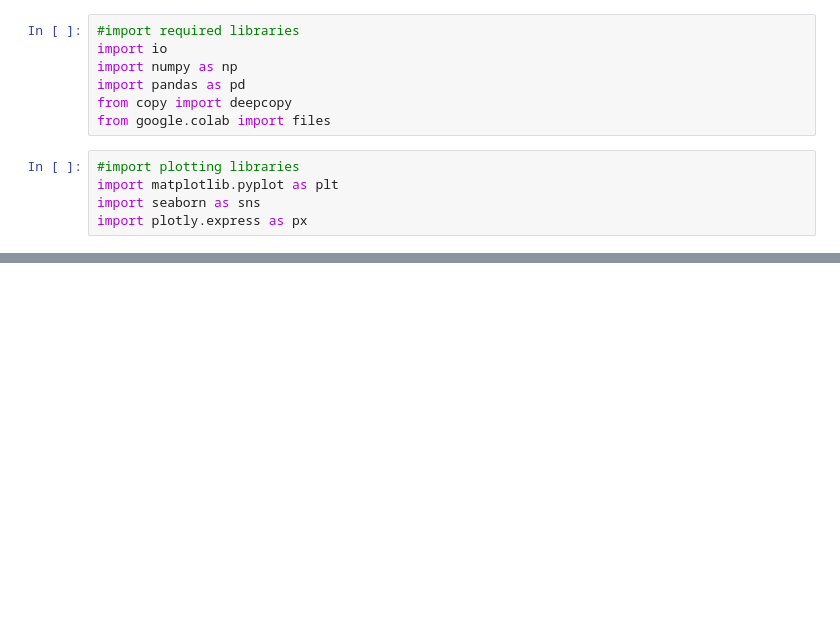
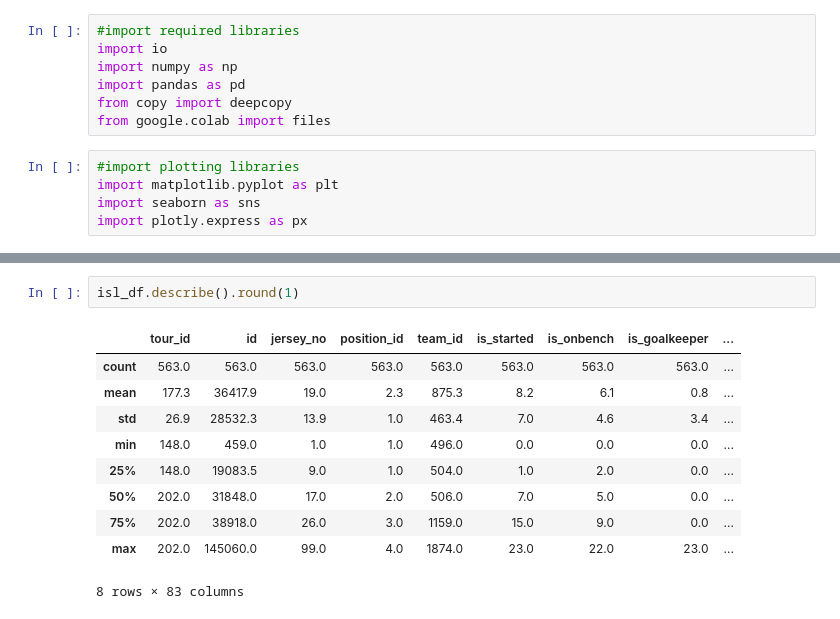
Before and after one commit to kaustavr19/Who-is-the-next-Sunil-Chetri---Analytical-Perscpective, a Jupyter notebook: Who_is_the_next_Sunil_Chetri.ipynb, the cells around one changed output, grey strips where cells are left out. Drawn from its saved outputs; the diff is of its cells as text; blank space fills up the shorter version.

```diff
--- a/Who_is_the_next_Sunil_Chetri.ipynb
+++ b/Who_is_the_next_Sunil_Chetri.ipynb
@@ -20,0 +63,13 @@ import plotly.express as px
+# %%
+isl_df.describe().round(1)
+# %% [output]
+|  | tour_id | id | jersey_no | position_id | team_id | is_started | is_onbench | is_goalkeeper | ... |
+| count | 563.0 | 563.0 | 563.0 | 563.0 | 563.0 | 563.0 | 563.0 | 563.0 | ... |
+| mean | 177.3 | 36417.9 | 19.0 | 2.3 | 875.3 | 8.2 | 6.1 | 0.8 | ... |
+| std | 26.9 | 28532.3 | 13.9 | 1.0 | 463.4 | 7.0 | 4.6 | 3.4 | ... |
+| min | 148.0 | 459.0 | 1.0 | 1.0 | 496.0 | 0.0 | 0.0 | 0.0 | ... |
+| 25% | 148.0 | 19083.5 | 9.0 | 1.0 | 504.0 | 1.0 | 2.0 | 0.0 | ... |
+| 50% | 202.0 | 31848.0 | 17.0 | 2.0 | 506.0 | 7.0 | 5.0 | 0.0 | ... |
+| 75% | 202.0 | 38918.0 | 26.0 | 3.0 | 1159.0 | 15.0 | 9.0 | 0.0 | ... |
+| max | 202.0 | 145060.0 | 99.0 | 4.0 | 1874.0 | 23.0 | 22.0 | 23.0 | ... |
+8 rows × 83 columns
```
Also changed, not shown: parts of 8 cells of this notebook.
